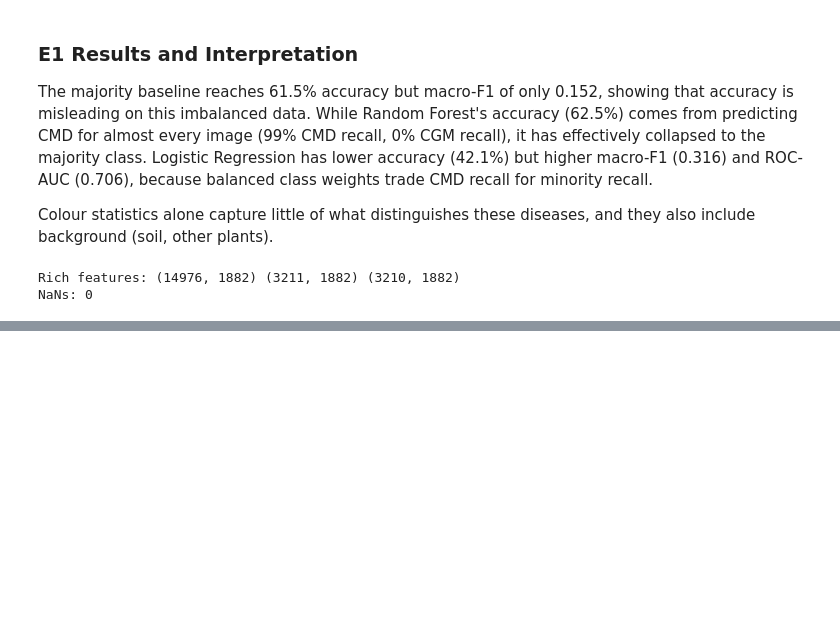
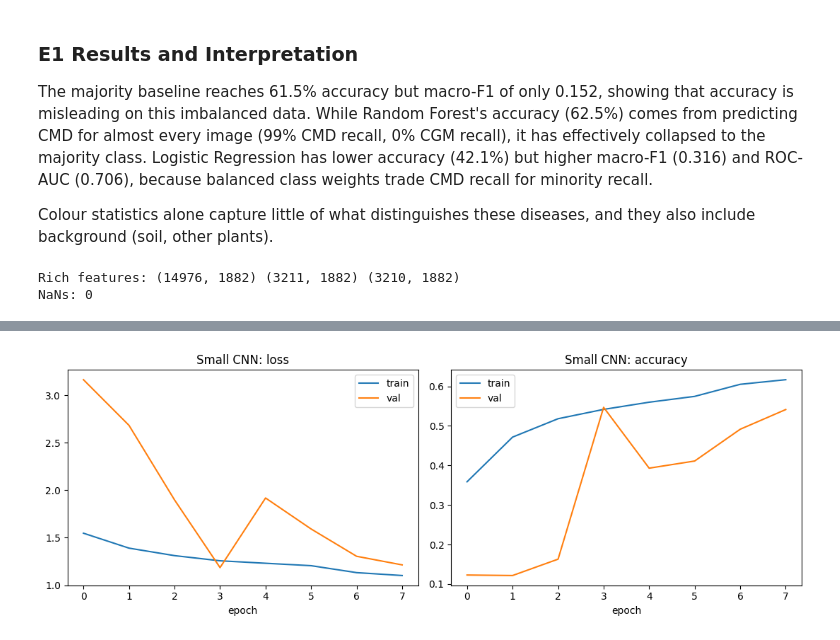
Before and after one commit to Jonathan2055/CassavaShield, a Jupyter notebook: cassavashield-notebook.ipynb, the cells around one changed output, grey strips where cells are left out. Drawn from its saved outputs; the diff is of its cells as text; code cells hidden in the pictures; blank space fills up the shorter version.

Commit message:
Tuned Gradient boost and trained a CNN

```diff
--- a/cassavashield-notebook.ipynb
+++ b/cassavashield-notebook.ipynb
@@ -415,0 +481,79 @@ E2   Gradient Boosting    0.5749    0.3999   0.7877      0.3067       0.3262
+# %%
+import tensorflow as tf
+from tensorflow import keras
+from tensorflow.keras import layers
+from sklearn.utils.class_weight import compute_class_weight
+import joblib
+
+tf.random.set_seed(SEED)
+IMG_SIZE, BATCH, AUTOTUNE = 128, 64, tf.data.AUTOTUNE
+
+# Save the best classical model now (a required deliverable)
+joblib.dump(best_gb, "best_ml_gradient_boosting.joblib")
+
+def load_img(path, label):
+    img = tf.io.read_file(path)
+    img = tf.io.decode_jpeg(img, channels=3)
+    img = tf.image.resize(img, (IMG_SIZE, IMG_SIZE))
+    return tf.cast(img, tf.uint8), label       # uint8 keeps the cache small
+
+def make_ds(frame, training):
+    ds = tf.data.Dataset.from_tensor_slices(
+        (list(frame["filepath"]), frame["label"].values.astype("int32")))
+    ds = ds.map(load_img, num_parallel_calls=AUTOTUNE).cache()   # decode once, reuse every epoch
+    if training:
+        ds = ds.shuffle(2000, seed=SEED)
+    return ds.batch(BATCH).prefetch(AUTOTUNE)
+
+train_ds, val_ds, test_ds = make_ds(train_df, True), make_ds(val_df, False), make_ds(test_df, False)
+
+cw = compute_class_weight("balanced", classes=np.arange(5), y=y_train)
+class_weights = dict(enumerate(cw))
+print("Class weights:", {k: round(v, 2) for k, v in class_weights.items()})
+
+def build_cnn(filters=(32, 64, 128), dense_units=128, dropout=0.4, lr=1e-3):
+    inputs = keras.Input((IMG_SIZE, IMG_SIZE, 3))
+    x = layers.RandomFlip("horizontal_and_vertical")(inputs)   # augmentation: active only in training
+    x = layers.RandomRotation(0.1)(x)
+    x = layers.Rescaling(1.0 / 255)(x)
+    for f in filters:
+        x = layers.Conv2D(f, 3, padding="same", activation="relu")(x)
+        x = layers.BatchNormalization()(x)
+        x = layers.MaxPooling2D()(x)
+    x = layers.GlobalAveragePooling2D()(x)
+    x = layers.Dense(dense_units, activation="relu")(x)
+    x = layers.Dropout(dropout)(x)
+    outputs = layers.Dense(5, activation="softmax")(x)
+    model = keras.Model(inputs, outputs)
+    model.compile(optimizer=keras.optimizers.Adam(lr),
+                  loss="sparse_categorical_crossentropy", metrics=["accuracy"])
+    return model
+
+def get_callbacks():
+    return [keras.callbacks.EarlyStopping(monitor="val_loss", patience=4, restore_best_weights=True),
+            keras.callbacks.ReduceLROnPlateau(monitor="val_loss", factor=0.5, patience=2)]
+
+def plot_history(hist, title):
+    fig, ax = plt.subplots(1, 2, figsize=(11, 4))
+    ax[0].plot(hist.history["loss"], label="train"); ax[0].plot(hist.history["val_loss"], label="val")
+    ax[0].set_title(f"{title}: loss"); ax[0].set_xlabel("epoch"); ax[0].legend()
+    ax[1].plot(hist.history["accuracy"], label="train"); ax[1].plot(hist.history["val_accuracy"], label="val")
+    ax[1].set_title(f"{title}: accuracy"); ax[1].set_xlabel("epoch"); ax[1].legend()
+    plt.tight_layout(); plt.show()
+
+cnn = build_cnn()
+cnn.summary()
+
+t0 = time.time()
+hist_cnn = cnn.fit(train_ds, validation_data=val_ds, epochs=20,
+                   class_weight=class_weights, callbacks=get_callbacks())
+plot_history(hist_cnn, "Small CNN")
+
+proba = cnn.predict(val_ds)
+pred = proba.argmax(axis=1)
+log_df = log_experiment("E4", "Small CNN (Functional)", "Deep Learning", "Raw pixels 128x128",
+                        {"epochs_run": len(hist_cnn.history["loss"]),
+                         "train_time_min": round((time.time() - t0) / 60, 1)},
+                        y_val, pred, proba)
+print(log_df[cols].tail(3).to_string(index=False))
+# %% [output]
@@ -415,0 +601 @@ E2   Gradient Boosting    0.5749    0.3999   0.7877      0.3067       0.3262
+[figure, added]
```
Also changed, not shown: parts of 7 cells of this notebook.
